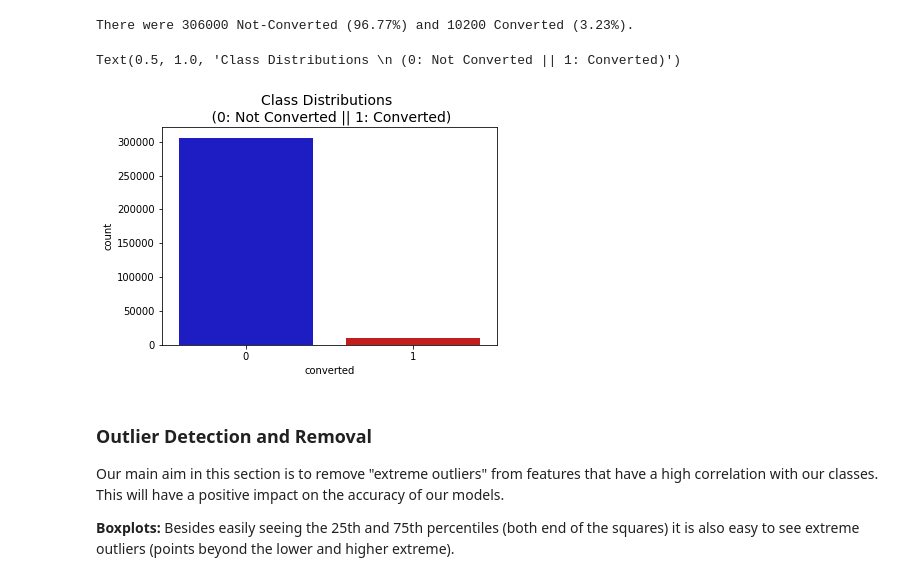
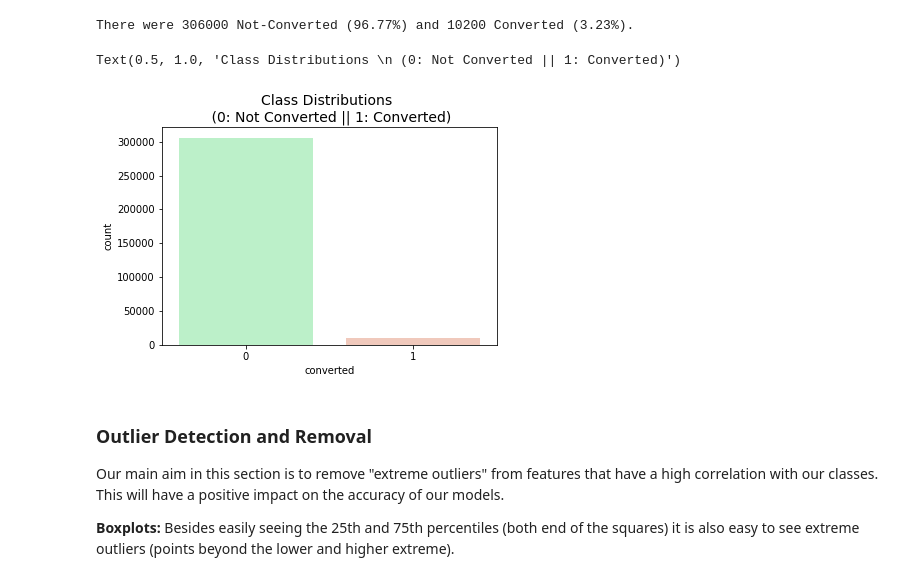
Before and after one commit to balloon0315/Projects, a Jupyter notebook: 08-[Machine Learning]-Conversion Rate Optimization/CRO-imbalance-Logistic Regression.ipynb, the cells around one changed output. Cells and saved outputs as stored; diff of their text form; code cells hidden in the pictures.

```diff
--- a/08-[Machine Learning]-Conversion Rate Optimization/CRO-imbalance-Logistic Regression.ipynb
+++ b/08-[Machine Learning]-Conversion Rate Optimization/CRO-imbalance-Logistic Regression.ipynb
@@ -138,13 +140,13 @@ print('There were {} Not-Converted ({:.2f}%) and {} Converted ({:.2f}%).'.format
 # %% [output]
 There were 306000 Not-Converted (96.77%) and 10200 Converted (3.23%).
 # %%
-colors = ["#0101DF", "#DF0101"]
+colors = ['#B3F9C5', '#f9c5b3']
 
 sns.countplot('converted', data=df, palette=colors)
 plt.title('Class Distributions \n (0: Not Converted || 1: Converted)', fontsize=14)
 # %% [output]
 Text(0.5, 1.0, 'Class Distributions \n (0: Not Converted || 1: Converted)')
-[figure, old version]
+[figure, new version]
 # %% [markdown]
 ### Outlier Detection and Removal
 Our main aim in this section is to remove "extreme outliers" from features that have a high correlation with our classes. This will have a positive impact on the accuracy of our models.
```
Also changed, not shown: parts of 17 cells of this notebook.
